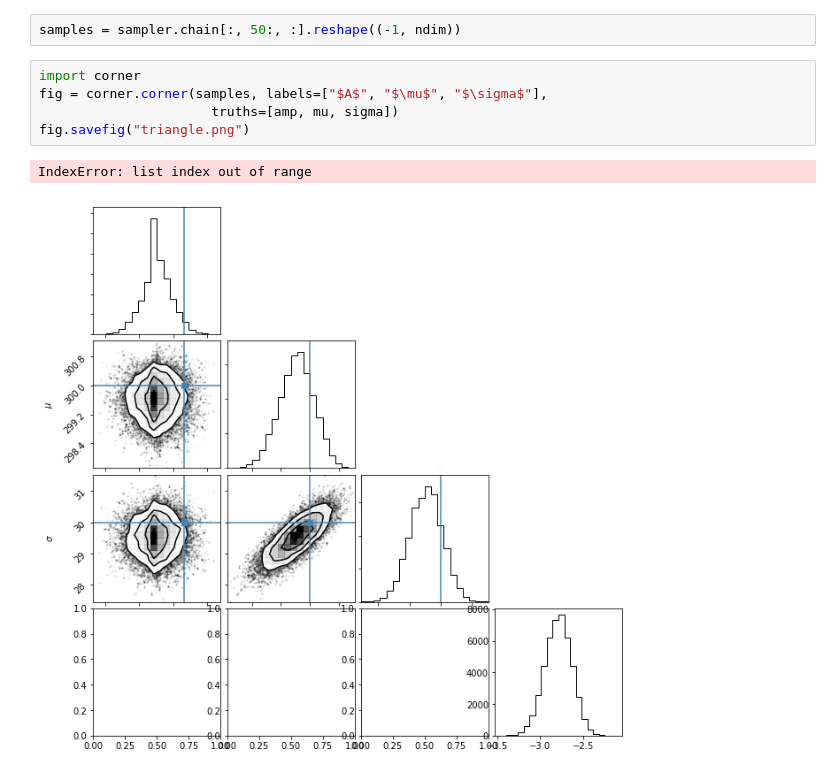
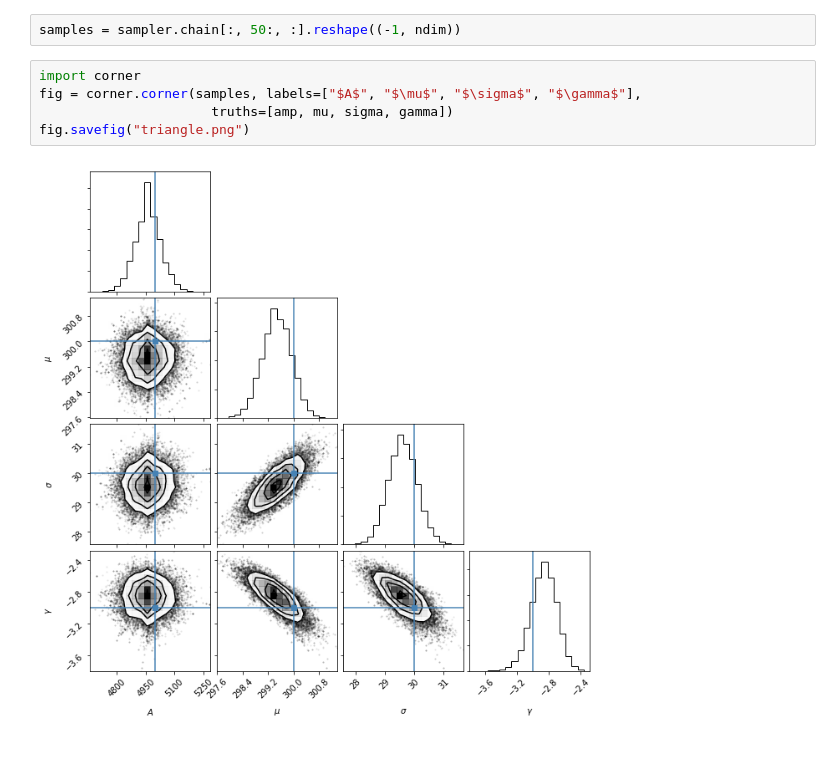
Before and after one commit to as595/AllOfYourBases, a Jupyter notebook: Nuclear/PoissonML.ipynb, the cells around one changed output. Cells and saved outputs as stored; diff of their text form.

```diff
--- a/Nuclear/PoissonML.ipynb
+++ b/Nuclear/PoissonML.ipynb
@@ -157,9 +157,8 @@ p0 = sampler.run_mcmc(pos, 500)
 samples = sampler.chain[:, 50:, :].reshape((-1, ndim))
 # %%
 import corner
-fig = corner.corner(samples, labels=["$A$", "$\mu$", "$\sigma$"],
-                      truths=[amp, mu, sigma])
+fig = corner.corner(samples, labels=["$A$", "$\mu$", "$\sigma$", "$\gamma$"],
+                      truths=[amp, mu, sigma, gamma])
 fig.savefig("triangle.png")
 # %% [output]
-IndexError: list index out of range
-[figure, old version]
+[figure, new version]
```
Also changed, not shown: parts of 4 cells of this notebook.
